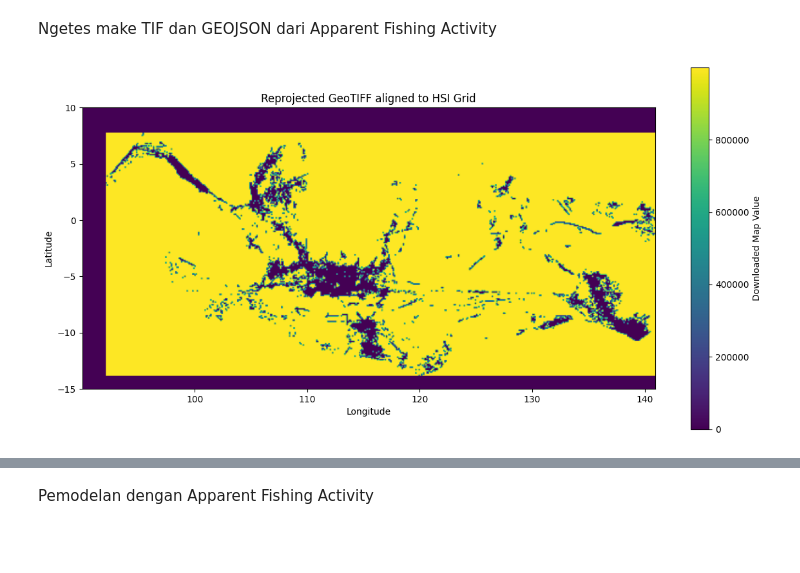
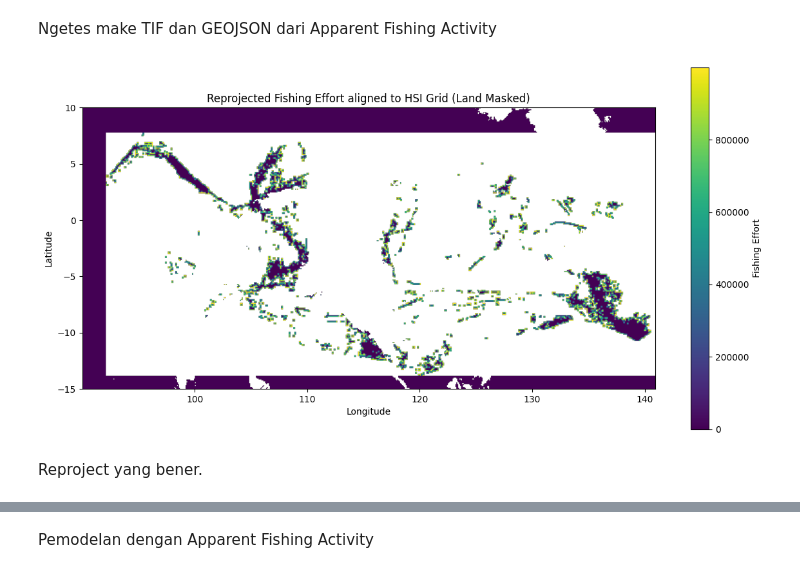
Before and after one commit to mfachri820/FishingZonePrediction, a Jupyter notebook: cluster_model.ipynb, the cells around one changed output, grey strips where cells are left out. Saved outputs shown, nothing was run; the diff lists cells and outputs as text; code cells hidden in the pictures; blank space fills up the shorter version.

```diff
--- a/cluster_model.ipynb
+++ b/cluster_model.ipynb
@@ -347,47 +253,92 @@ Cluster ID
 # %% [markdown]
 Ngetes make TIF dan GEOJSON dari Apparent Fishing Activity
 # %%
-# Open the GeoTIFF
+import numpy as np
+import rasterio
+from rasterio.warp import reproject, Resampling
+from rasterio.transform import from_bounds
+import matplotlib.pyplot as plt
+import cartopy.feature as cfeature
+
+# === Load your HSI grid variables ===
+# Assuming you already have: HSI (xarray.DataArray or np.array), lat_vals, lon_vals
+
+# Example placeholders:
+# lat_vals, lon_vals = np.linspace(-10, 10, 100), np.linspace(100, 120, 200)
+# HSI = np.random.rand(len(lat_vals), len(lon_vals))
+
+# === Open the Fishing Effort GeoTIFF ===
 with rasterio.open("dataset/layer-activity-data-0/public-global-fishing-effort-v3.0.tif") as src:
-    downloaded_data = src.read(1)  # Read first band
+    downloaded_data = src.read(1)  # first band
     downloaded_crs = src.crs
+    downloaded_transform = src.transform
     downloaded_bounds = src.bounds
+    downloaded_nodata = src.nodata
 
 # === Create transform for HSI grid ===
 transform_hsi = from_bounds(
     west=lon_vals.min(),
     south=lat_vals.min(),
     east=lon_vals.max(),
     north=lat_vals.max(),
     width=HSI.shape[1],
     height=HSI.shape[0]
 )
 
 # === Prepare empty array for resampled data ===
-downloaded_resampled = np.zeros_like(HSI.values)
+downloaded_resampled = np.zeros_like(HSI.values, dtype=np.float32)
 
 # === Reproject (resample) GeoTIFF to HSI grid ===
 reproject(
     source=downloaded_data,
     destination=downloaded_resampled,
-    src_transform=src.transform,
+    src_transform=downloaded_transform,
     src_crs=downloaded_crs,
     dst_transform=transform_hsi,
     dst_crs="EPSG:4326",
-    dst_resolution=None,
     resampling=Resampling.bilinear
 )
+
+# === Mask land using coastline shapefile from cartopy ===
+# Land will be set to NaN so it doesn't affect model
+import shapely.geometry as sgeom
+import geopandas as gpd
+from shapely.ops import unary_union
+import cartopy.io.shapereader as shpreader
+
+# Load natural earth coastline at 10m resolution
+shpfilename = shpreader.natural_earth(resolution='10m',
+                                      category='physical',
+                                      name='land')
+land_geom = unary_union(list(shpreader.Reader(shpfilename).geometries()))
+
+# Create mask for land
+land_mask = np.zeros_like(downloaded_resampled, dtype=bool)
+for i, lat in enumerate(lat_vals):
+    for j, lon in enumerate(lon_vals):
+        point = sgeom.Point(lon, lat)
+        if land_geom.contains(point):
+            land_mask[i, j] = True
+
+# Apply mask (land → NaN)
+downloaded_resampled = np.where(land_mask, np.nan, downloaded_resampled)
+
+# Also mask nodata values from the source
+if downloaded_nodata is not None:
+    downloaded_resampled[downloaded_resampled == downloaded_nodata] = np.nan
 
 # === Plot to verify alignment ===
 plt.figure(figsize=(12, 6))
 plt.imshow(downloaded_resampled, origin='upper',
            extent=(lon_vals.min(), lon_vals.max(), lat_vals.min(), lat_vals.max()),
            cmap='viridis')
-plt.title("Reprojected GeoTIFF aligned to HSI Grid")
+plt.title("Reprojected Fishing Effort aligned to HSI Grid (Land Masked)")
 plt.xlabel("Longitude")
 plt.ylabel("Latitude")
-plt.colorbar(label='Downloaded Map Value')
+plt.colorbar(label='Fishing Effort')
 plt.tight_layout()
 plt.show()
 # %% [output]
-[figure, old version]
+[figure, new version]
+# %% [markdown]
+Reproject yang bener.
```
Also changed, not shown: parts of 14 cells of this notebook.
